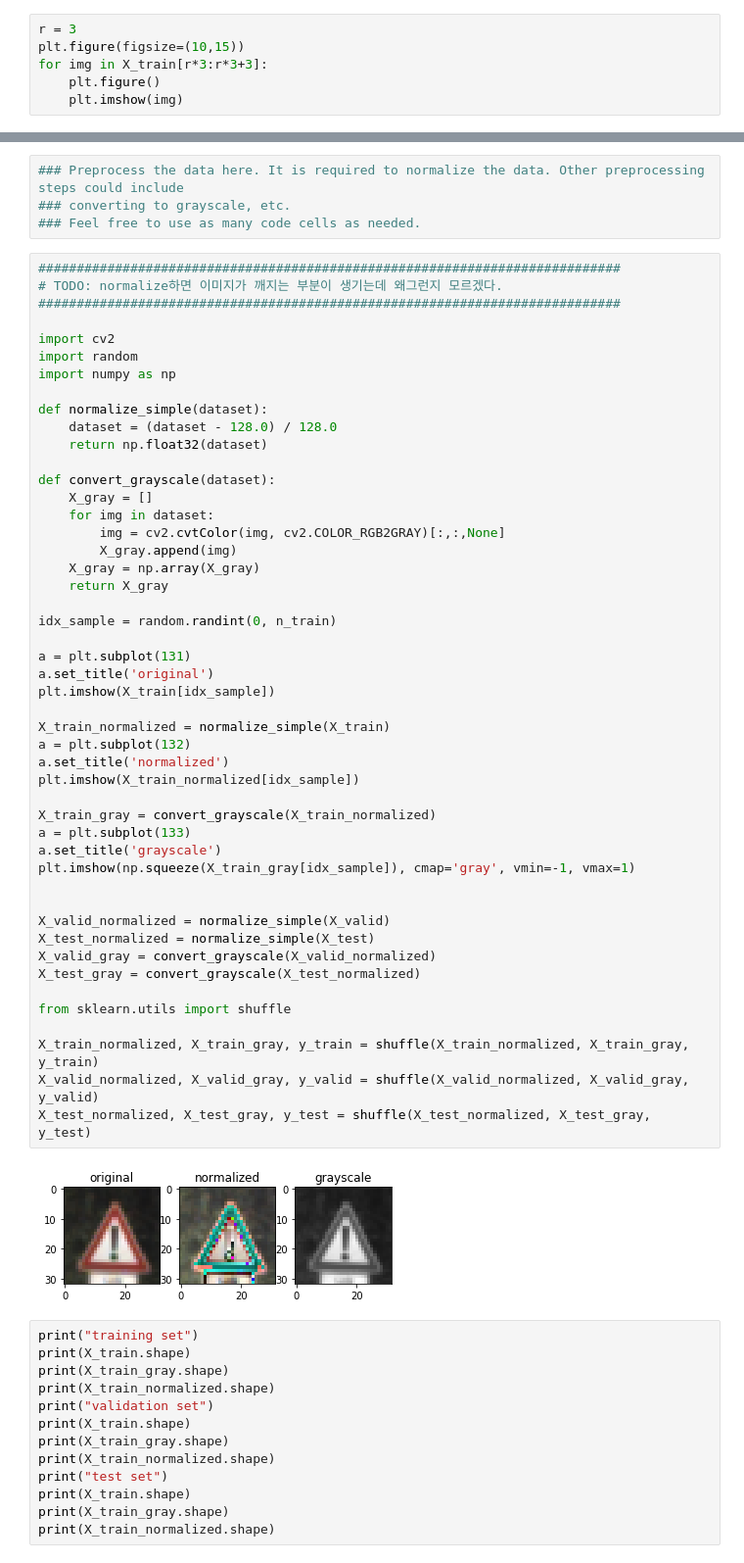
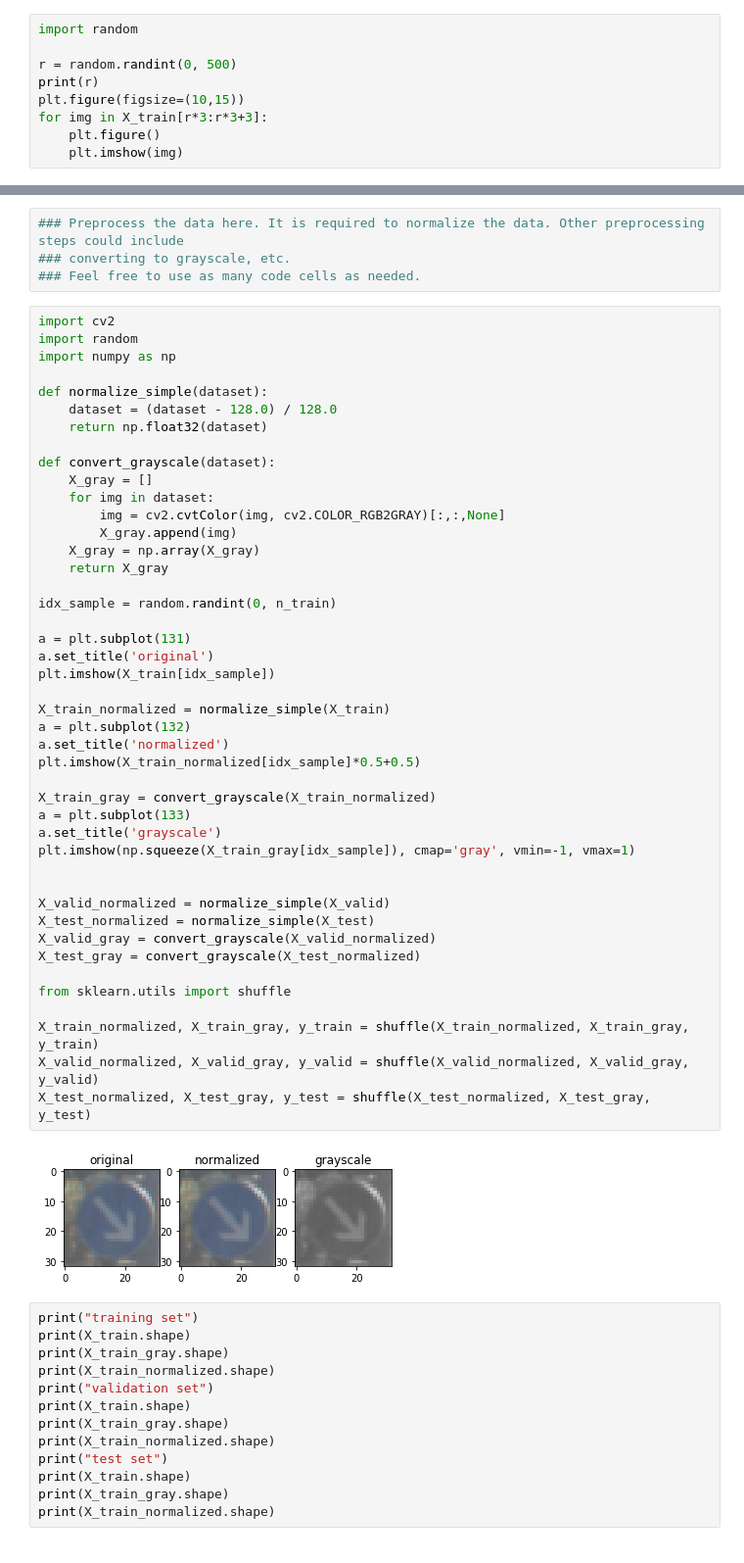
Before and after one commit to bt22dr/CarND-Traffic-Sign-Classifier-Project, a Jupyter notebook: Traffic_Sign_Classifier.ipynb, the cells around one changed output, grey strips where cells are left out. Shown: that part at 98% size. Cells and saved outputs as stored; diff of their text form.

```diff
--- a/Traffic_Sign_Classifier.ipynb
+++ b/Traffic_Sign_Classifier.ipynb
@@ -119,7 +121,10 @@ labels.value_counts().plot(kind='bar')
 <matplotlib.axes._subplots.AxesSubplot at 0x...>
 [figure]
 # %%
-r = 3
+import random
+
+r = random.randint(0, 500)
+print(r)
 plt.figure(figsize=(10,15))
 for img in X_train[r*3:r*3+3]:
     plt.figure()
@@ -161,10 +167,6 @@ Use the code cell (or multiple code cells, if necessary) to implement the first
 ### converting to grayscale, etc.
 ### Feel free to use as many code cells as needed.
 # %%
-############################################################################
-# TODO: normalize하면 이미지가 깨지는 부분이 생기는데 왜그런지 모르겠다.
-############################################################################
-
 import cv2
 import random
 import numpy as np
@@ -181,35 +183,35 @@ def convert_grayscale(dataset):
     X_gray = np.array(X_gray)
     return X_gray
 
 idx_sample = random.randint(0, n_train)
 
 a = plt.subplot(131)
 a.set_title('original')
 plt.imshow(X_train[idx_sample])
 
 X_train_normalized = normalize_simple(X_train)
 a = plt.subplot(132)
 a.set_title('normalized')
-plt.imshow(X_train_normalized[idx_sample])
+plt.imshow(X_train_normalized[idx_sample]*0.5+0.5)
 
 X_train_gray = convert_grayscale(X_train_normalized)
 a = plt.subplot(133)
 a.set_title('grayscale')
 plt.imshow(np.squeeze(X_train_gray[idx_sample]), cmap='gray', vmin=-1, vmax=1)
 
 
 X_valid_normalized = normalize_simple(X_valid)
 X_test_normalized = normalize_simple(X_test)
 X_valid_gray = convert_grayscale(X_valid_normalized)
 X_test_gray = convert_grayscale(X_test_normalized)
 
 from sklearn.utils import shuffle
 
 X_train_normalized, X_train_gray, y_train = shuffle(X_train_normalized, X_train_gray, y_train)
 X_valid_normalized, X_valid_gray, y_valid = shuffle(X_valid_normalized, X_valid_gray, y_valid)
 X_test_normalized, X_test_gray, y_test = shuffle(X_test_normalized, X_test_gray, y_test)
 # %% [output]
-[figure, old version]
+[figure, new version]
 # %%
 print("training set")
 print(X_train.shape)
```
Also changed, not shown: parts of 8 cells of this notebook, 25 other files.
